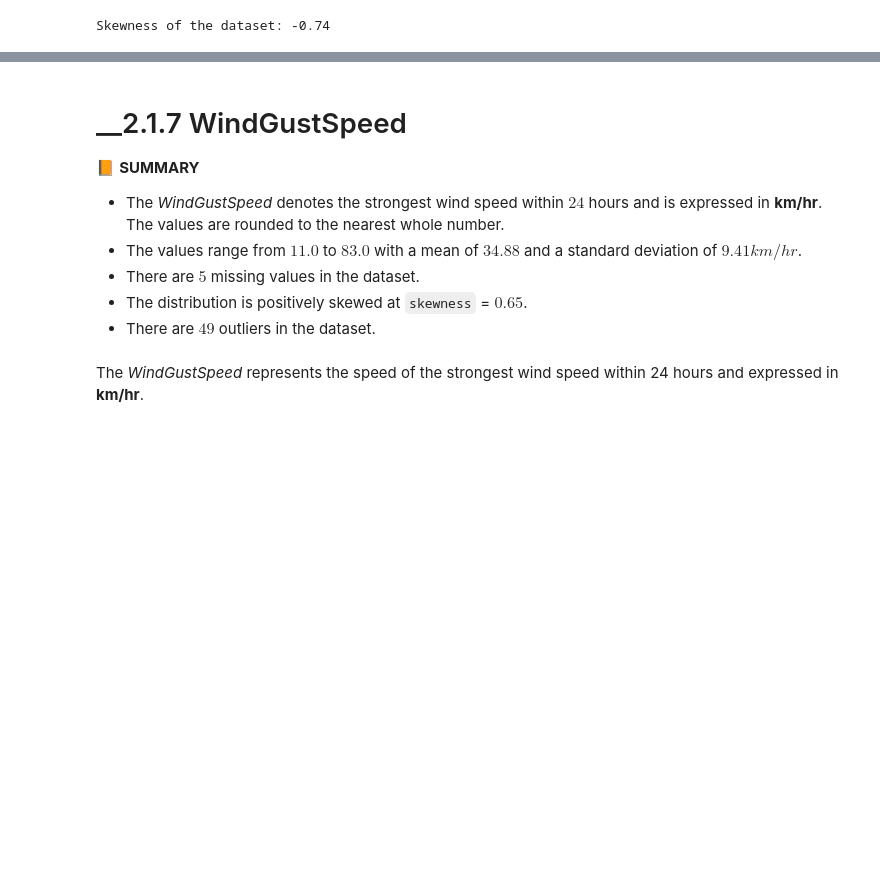
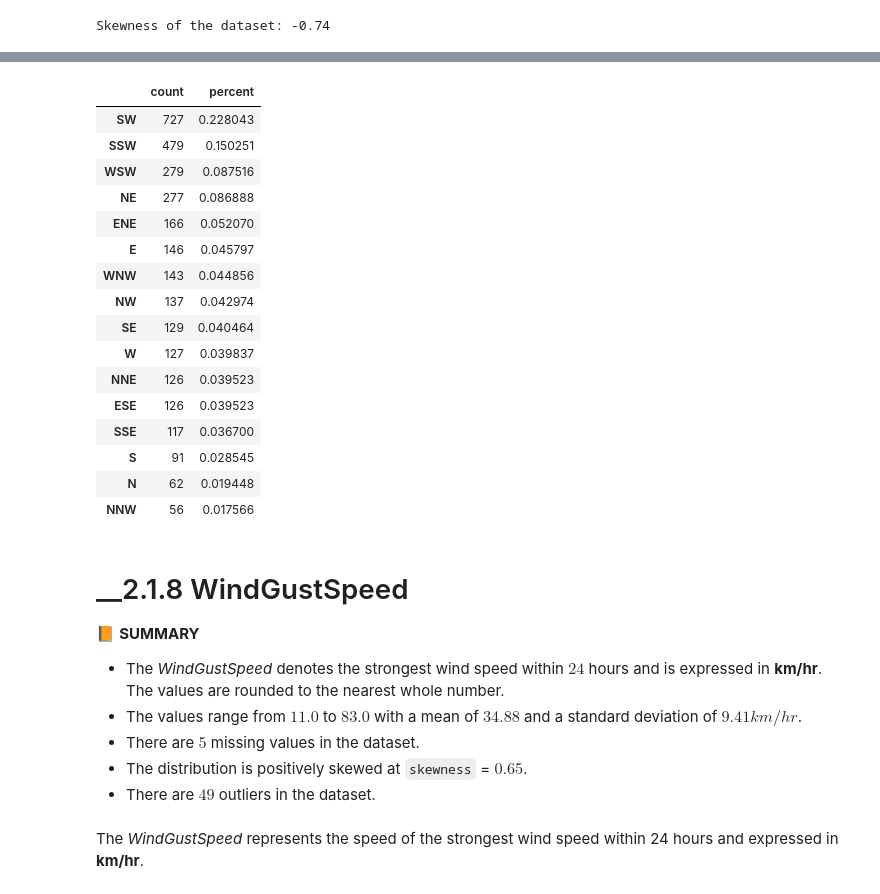
Before and after one commit to poolGolez/project-roosevelt, a Jupyter notebook: will-it-rain-in-perth.ipynb, the cells around one changed output, grey strips where cells are left out. Drawn from its saved outputs; the diff is of its cells as text; code cells hidden in the pictures; blank space fills up the shorter version.

```diff
--- a/will-it-rain-in-perth.ipynb
+++ b/will-it-rain-in-perth.ipynb
@@ -546,5 +592,25 @@ Skewness of the dataset: -0.74
+# %%
+wind_gust_dir_count_df
+# %% [output]
+|  | count | percent |
+| SW | 727 | 0.228043 |
+| SSW | 479 | 0.150251 |
+| WSW | 279 | 0.087516 |
+| NE | 277 | 0.086888 |
+| ENE | 166 | 0.052070 |
+| E | 146 | 0.045797 |
+| WNW | 143 | 0.044856 |
+| NW | 137 | 0.042974 |
+| SE | 129 | 0.040464 |
+| W | 127 | 0.039837 |
+| NNE | 126 | 0.039523 |
+| ESE | 126 | 0.039523 |
+| SSE | 117 | 0.036700 |
+| S | 91 | 0.028545 |
+| N | 62 | 0.019448 |
+| NNW | 56 | 0.017566 |
 # %% [markdown]
-# __2.1.7 WindGustSpeed
+# __2.1.8 WindGustSpeed
 
 📙 **SUMMARY**
 * The *WindGustSpeed* denotes the strongest wind speed within $24$ hours and is expressed in **km/hr**. The values are rounded to the nearest whole number.
```
Also changed, not shown: parts of 12 cells of this notebook.
